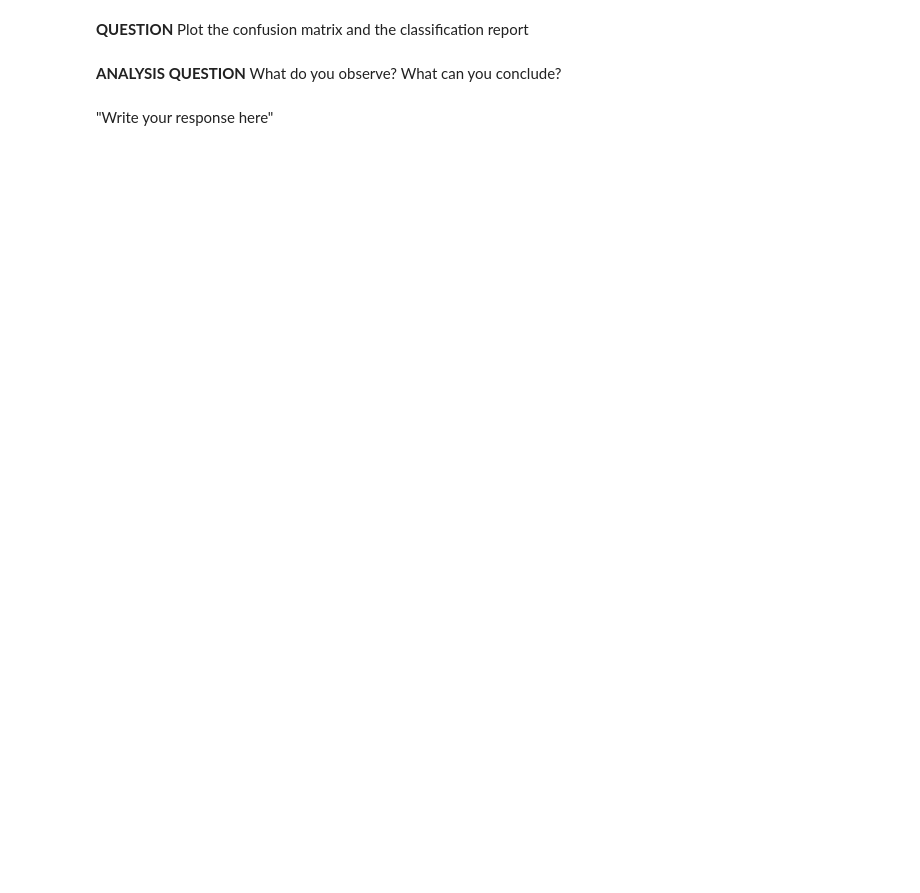
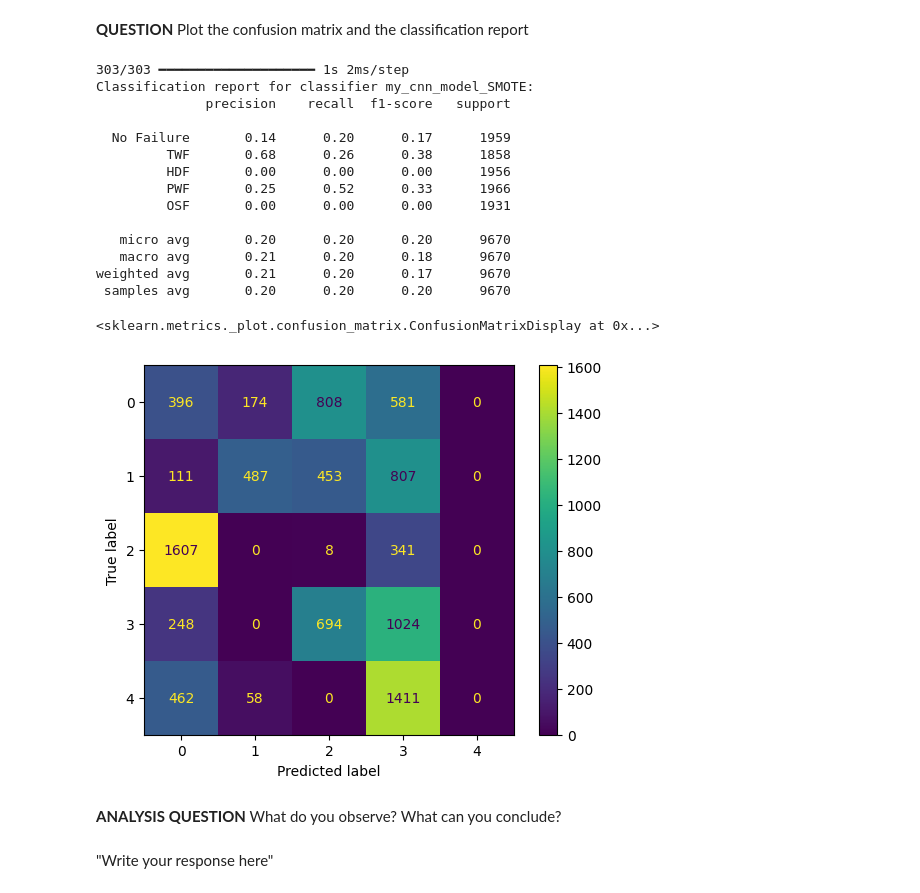
Before and after one commit to Poauline/IA_EMBARQUEE_Predictive_maintenance, a Jupyter notebook: TP_IA_EMBARQUEE.ipynb, the cells around one changed output. Drawn from its saved outputs; the diff is of its cells as text; code cells hidden in the pictures; blank space fills up the shorter version.

Commit message:
test SMOTE mais non-efficace

```diff
--- a/TP_IA_EMBARQUEE.ipynb
+++ b/TP_IA_EMBARQUEE.ipynb
@@ -446,3 +492,28 @@ Il est donc nécessaire de modifier le dataset pour que les données de la class
 **QUESTION:** Code below the model architecture
 # %% [markdown]
 **TIP:** It could be interesting to keep it the same as before
+# %%
+# (1) DEFINE THE ARCHITECTURE OF MY MODEL
+l_input = tf.keras.Input(shape=(X_train.shape[1], 1))  # Input layer with 1D shape
+l = tf.keras.layers.Conv1D(32, kernel_size=2, activation='relu', kernel_regularizer=tf.keras.regularizers.l2(0.01))(l_input)
+#l = tf.keras.layers.MaxPooling1D(pool_size=1)(l)  # pool_size = 2
+l = tf.keras.layers.Dropout(0.2)(l)  # Lower dropout value
+
+l = tf.keras.layers.Conv1D(64, kernel_size=2, activation='relu', kernel_regularizer=tf.keras.regularizers.l2(0.01))(l)
+#l = tf.keras.layers.MaxPooling1D(pool_size=1)(l)  # pool_size = 2
+l = tf.keras.layers.Dropout(0.2)(l)  # Lower dropout value
+
+l = tf.keras.layers.Flatten()(l)
+l = tf.keras.layers.Dense(64, activation='relu', kernel_regularizer=tf.keras.regularizers.l2(0.01))(l)
+l = tf.keras.layers.Dropout(0.3)(l)  # Keep a reasonable dropout value
+
+outputs = tf.keras.layers.Dense(Y_train.shape[1], activation='sigmoid')(l)  # Utilisation de sigmoid pour une sortie multi-label
+
+# Define the model
+my_cnn_model_SMOTE = tf.keras.Model(inputs=l_input, outputs=outputs, name="my_cnn_model_SMOTE")
+
+# Print model summary
+my_cnn_model_SMOTE.summary()
+
+# (2) DEFINE THE TRAINING HYPER-PARAMETERS WITH THE "COMPILE" METHOD:
+my_cnn_model_SMOTE.compile(optimizer='adam', loss='binary_crossentropy', metrics=['accuracy'])
@@ -451,5 +573,41 @@ Il est donc nécessaire de modifier le dataset pour que les données de la class
 # %% [markdown]
 **QUESTION** Plot the confusion matrix and the classification report
+# %%
+predictions = my_cnn_model_SMOTE.predict(X_test)
+
+predictions_bin = np.zeros_like(predictions)
+predictions_bin[np.arange(predictions.shape[0]), np.argmax(predictions, axis=1)] = 1
+
+
+Y_test_bin  = np.zeros_like(Y_test)
+Y_test_bin[np.arange(Y_test.shape[0]), np.argmax(Y_test, axis=1)] = 1
+
+
+print(
+    f"Classification report for classifier my_cnn_model_SMOTE:\n"
+    f"{classification_report(Y_test_bin, predictions_bin, target_names=class_names)}\n"
+)
+
+cm = confusion_matrix(Y_test_bin.argmax(axis=1), predictions_bin.argmax(axis=1))
+cm_display = ConfusionMatrixDisplay(confusion_matrix=cm)
+cm_display.plot()
+# %% [output]
+303/303 ━━━━━━━━━━━━━━━━━━━━ 1s 2ms/step
+Classification report for classifier my_cnn_model_SMOTE:
+              precision    recall  f1-score   support
+
+  No Failure       0.14      0.20      0.17      1959
+         TWF       0.68      0.26      0.38      1858
+         HDF       0.00      0.00      0.00      1956
+         PWF       0.25      0.52      0.33      1966
+         OSF       0.00      0.00      0.00      1931
+
+   micro avg       0.20      0.20      0.20      9670
+   macro avg       0.21      0.20      0.18      9670
+weighted avg       0.21      0.20      0.17      9670
+ samples avg       0.20      0.20      0.20      9670
+<sklearn.metrics._plot.confusion_matrix.ConfusionMatrixDisplay at 0x...>
+[figure, added]
 # %% [markdown]
 **ANALYSIS QUESTION** What do you observe? What can you conclude?
 # %% [markdown]
```
Also changed, not shown: parts of 10 cells of this notebook.
